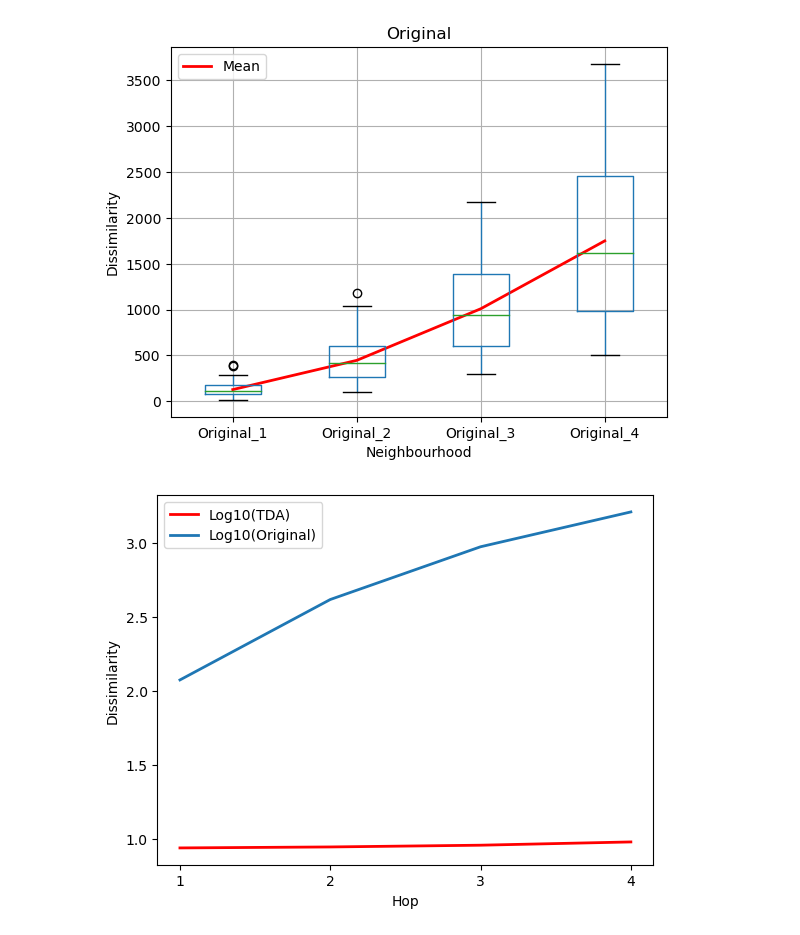
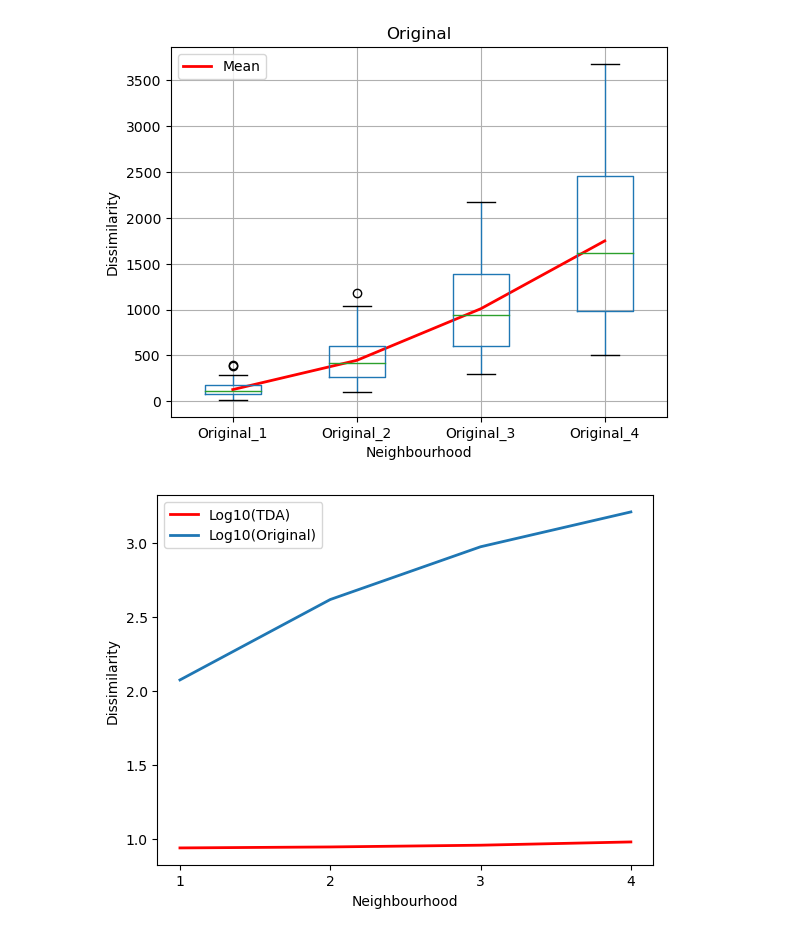
Before and after one commit to benjaminnNgo/TDASimilarityProof, a Jupyter notebook: TDAProofHopV2.ipynb, the cells around one changed output. Cells and saved outputs as stored; diff of their text form; code cells hidden in the pictures.

```diff
--- a/TDAProofHopV2.ipynb
+++ b/TDAProofHopV2.ipynb
@@ -338,11 +338,11 @@ plt.show()
 # %%
 hop = ['1','2','3','4']
 plt.plot(hop, median_TDA_log,linewidth=2, markersize=12,color='red',label ="Log10(TDA)")
 plt.plot(hop, median_original_log,linewidth=2, markersize=12, label="Log10(Original)")
-plt.xlabel('Hop')
+plt.xlabel('Neighbourhood')
 plt.ylabel('Dissimilarity')
 plt.legend()
 plt.savefig("TDA-Original-ER.jpg")
 plt.show()
 # %% [output]
-[figure, old version]
+[figure, new version]
```
Also changed, not shown: parts of 2 cells of this notebook, 1 other file.
